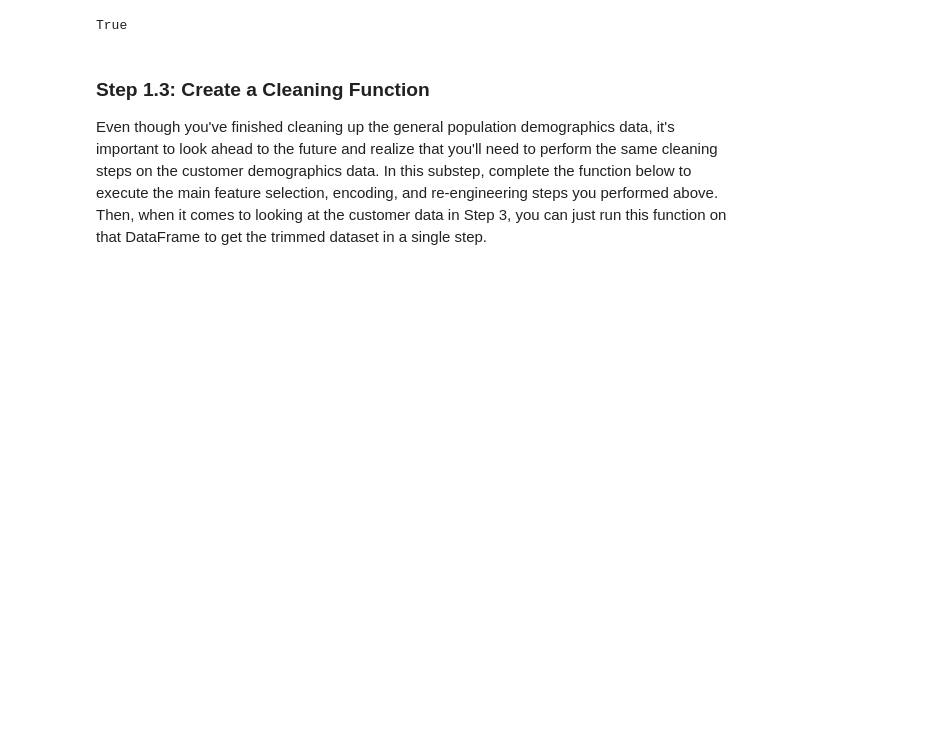
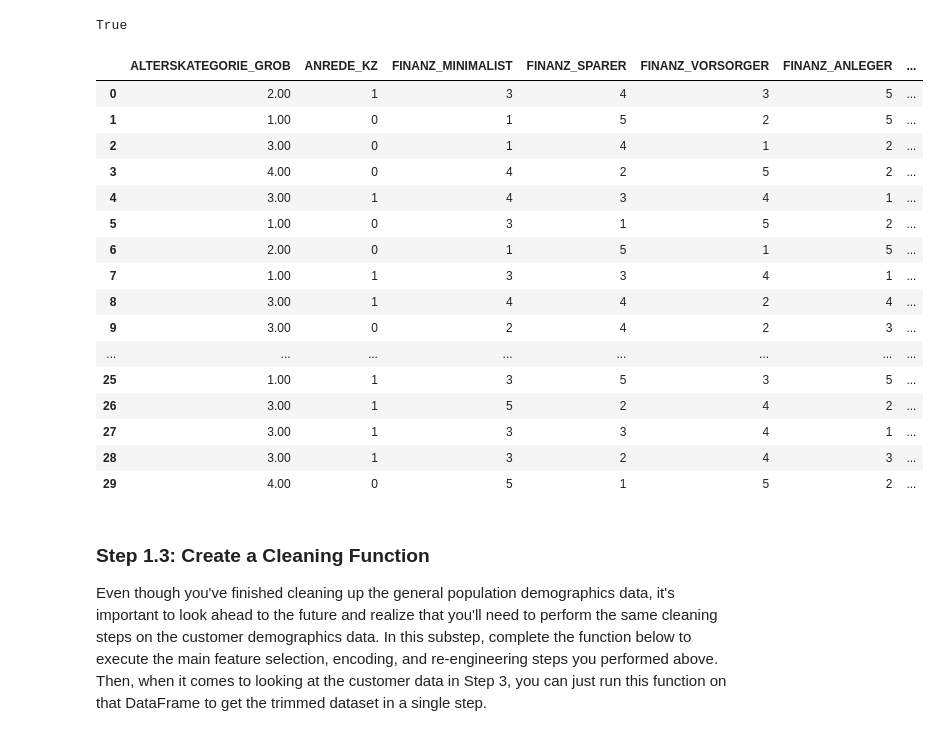
Before and after one commit to marooned20/identify-customer-segments, a Jupyter notebook: Identify_Customer_Segments.ipynb, the cells around one changed output. Drawn from its saved outputs; the diff is of its cells as text; code cells hidden in the pictures; blank space fills up the shorter version.

```diff
--- a/Identify_Customer_Segments.ipynb
+++ b/Identify_Customer_Segments.ipynb
@@ -556,6 +556,26 @@ num_attr_in_feat = len(feat_info.attribute[feat_info.type.isin(['numeric', 'ordi
 num_attr_in_azd_col == num_attr_in_feat
 # %% [output]
 True
+# %%
+azdias.head(30)
+# %% [output]
+|  | ALTERSKATEGORIE_GROB | ANREDE_KZ | FINANZ_MINIMALIST | FINANZ_SPARER | FINANZ_VORSORGER | FINANZ_ANLEGER | ... |
+| 0 | 2.00 | 1 | 3 | 4 | 3 | 5 | ... |
+| 1 | 1.00 | 0 | 1 | 5 | 2 | 5 | ... |
+| 2 | 3.00 | 0 | 1 | 4 | 1 | 2 | ... |
+| 3 | 4.00 | 0 | 4 | 2 | 5 | 2 | ... |
+| 4 | 3.00 | 1 | 4 | 3 | 4 | 1 | ... |
+| 5 | 1.00 | 0 | 3 | 1 | 5 | 2 | ... |
+| 6 | 2.00 | 0 | 1 | 5 | 1 | 5 | ... |
+| 7 | 1.00 | 1 | 3 | 3 | 4 | 1 | ... |
+| 8 | 3.00 | 1 | 4 | 4 | 2 | 4 | ... |
+| 9 | 3.00 | 0 | 2 | 4 | 2 | 3 | ... |
+| ... | ... | ... | ... | ... | ... | ... | ... |
+| 25 | 1.00 | 1 | 3 | 5 | 3 | 5 | ... |
+| 26 | 3.00 | 1 | 5 | 2 | 4 | 2 | ... |
+| 27 | 3.00 | 1 | 3 | 3 | 4 | 1 | ... |
+| 28 | 3.00 | 1 | 3 | 2 | 4 | 3 | ... |
+| 29 | 4.00 | 0 | 5 | 1 | 5 | 2 | ... |
 # %% [markdown]
 ### Step 1.3: Create a Cleaning Function
 
```
Also changed, not shown: parts of 7 cells of this notebook, 1 other file.
